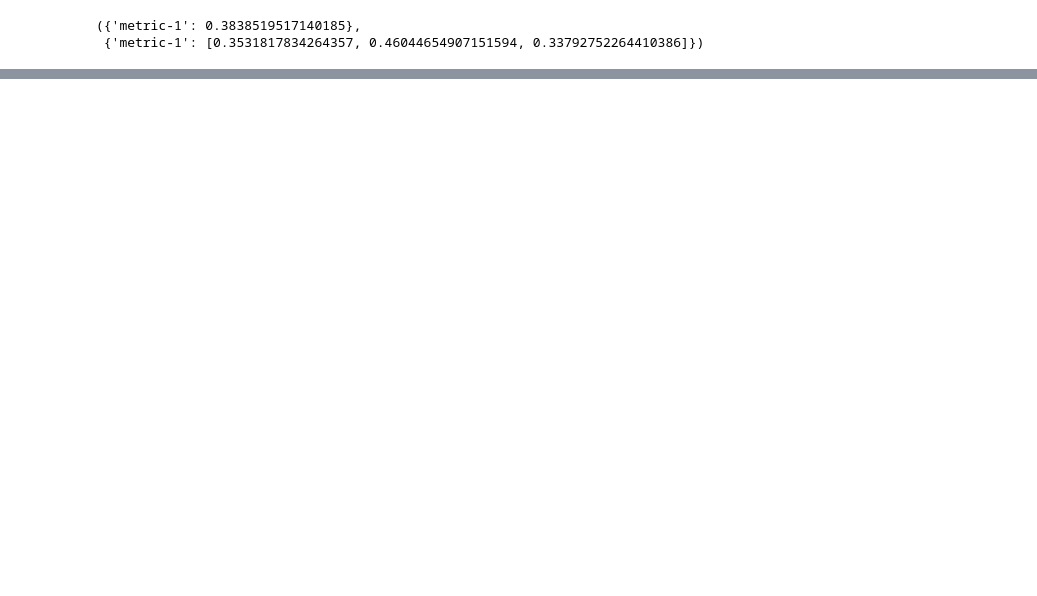
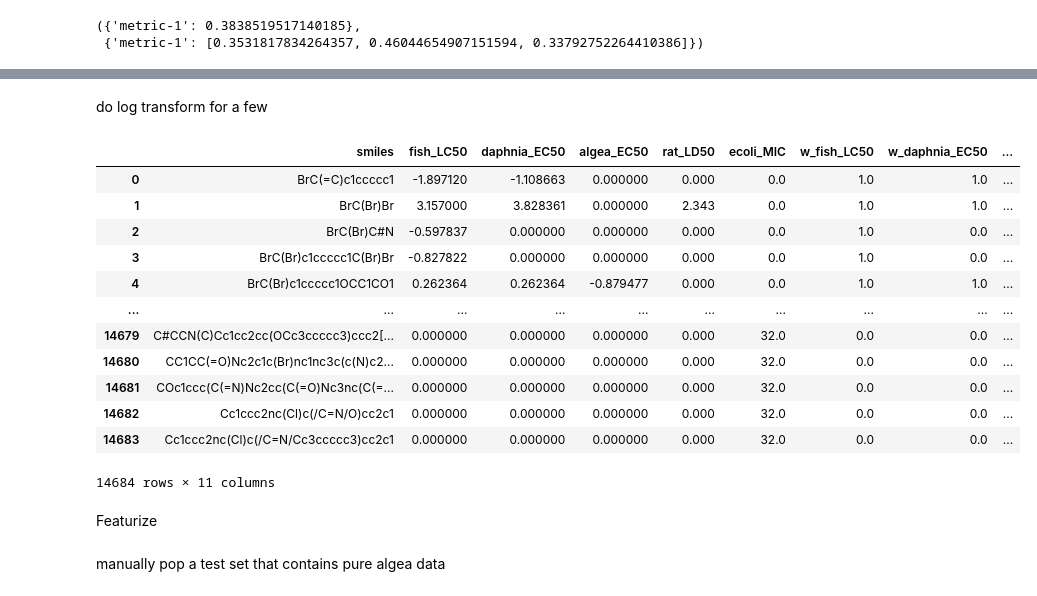
Before and after one commit to Zymergen-DIRECT-2021/cytoxnet, a Jupyter notebook: working/transfer_testing.ipynb, the cells around one changed output, grey strips where cells are left out. Saved outputs shown, nothing was run; the diff lists cells and outputs as text; code cells hidden in the pictures; blank space fills up the shorter version.

```diff
--- a/working/transfer_testing.ipynb
+++ b/working/transfer_testing.ipynb
@@ -249,0 +261,6 @@ multitask_model.visualize('pair_predict', algea_test_multi, untransform=False, t
+# %%
+lunghini_fish = cytoxnet.dataprep.io.load_lunghini(species=['fish'])
+lunghini_daphnia = cytoxnet.dataprep.io.load_lunghini(species=['daphnia'])
+lunghini_algea = cytoxnet.dataprep.io.load_lunghini(species=['algea'])
+zhu_rat = cytoxnet.dataprep.io.load_zhu_rat()
+chembl_ecoli = cytoxnet.dataprep.io.load_chembl_ecoli()
@@ -249,0 +271,38 @@ multitask_model.visualize('pair_predict', algea_test_multi, untransform=False, t
+# %%
+sum_len = 0
+dataframe = pd.DataFrame(columns=['smiles'])
+for new_set in [lunghini_fish,
+                lunghini_daphnia,
+                lunghini_algea,
+                zhu_rat,
+                chembl_ecoli]:
+    dataframe = dataframe.merge(new_set, on='smiles', how='outer')
+    sum_len += len(new_set)
+# %% [markdown]
+do log transform for a few
+# %%
+dataframe[['fish_LC50', 'daphnia_EC50', 'algea_EC50']] = dataframe[['fish_LC50', 'daphnia_EC50', 'algea_EC50']].apply(log_trans)
+# %%
+dataframe = cytoxnet.dataprep.dataprep.handle_sparsity(
+    dataframe,
+    y_col=['fish_LC50', 'daphnia_EC50', 'algea_EC50', 'rat_LD50', 'ecoli_MIC'],
+    w_label='w'
+)
+# %%
+dataframe
+# %% [output]
+|  | smiles | fish_LC50 | daphnia_EC50 | algea_EC50 | rat_LD50 | ecoli_MIC | w_fish_LC50 | w_daphnia_EC50 | ... |
+| 0 | BrC(=C)c1ccccc1 | -1.897120 | -1.108663 | 0.000000 | 0.000 | 0.0 | 1.0 | 1.0 | ... |
+| 1 | BrC(Br)Br | 3.157000 | 3.828361 | 0.000000 | 2.343 | 0.0 | 1.0 | 1.0 | ... |
+| 2 | BrC(Br)C#N | -0.597837 | 0.000000 | 0.000000 | 0.000 | 0.0 | 1.0 | 0.0 | ... |
+| 3 | BrC(Br)c1ccccc1C(Br)Br | -0.827822 | 0.000000 | 0.000000 | 0.000 | 0.0 | 1.0 | 0.0 | ... |
+| 4 | BrC(Br)c1ccccc1OCC1CO1 | 0.262364 | 0.262364 | -0.879477 | 0.000 | 0.0 | 1.0 | 1.0 | ... |
+| ... | ... | ... | ... | ... | ... | ... | ... | ... | ... |
+| 14679 | C#CCN(C)Cc1cc2cc(OCc3ccccc3)ccc2[... | 0.000000 | 0.000000 | 0.000000 | 0.000 | 32.0 | 0.0 | 0.0 | ... |
+| 14680 | CC1CC(=O)Nc2c1c(Br)nc1nc3c(c(N)c2... | 0.000000 | 0.000000 | 0.000000 | 0.000 | 32.0 | 0.0 | 0.0 | ... |
+| 14681 | COc1ccc(C(=N)Nc2cc(C(=O)Nc3nc(C(=... | 0.000000 | 0.000000 | 0.000000 | 0.000 | 32.0 | 0.0 | 0.0 | ... |
+| 14682 | Cc1ccc2nc(Cl)c(/C=N/O)cc2c1 | 0.000000 | 0.000000 | 0.000000 | 0.000 | 32.0 | 0.0 | 0.0 | ... |
+| 14683 | Cc1ccc2nc(Cl)c(/C=N/Cc3ccccc3)cc2c1 | 0.000000 | 0.000000 | 0.000000 | 0.000 | 32.0 | 0.0 | 0.0 | ... |
+14684 rows × 11 columns
+# %% [markdown]
+Featurize
@@ -249,0 +312,2 @@ multitask_model.visualize('pair_predict', algea_test_multi, untransform=False, t
+# %% [markdown]
+manually pop a test set that contains pure algea data
```
Also changed, not shown: parts of 33 cells of this notebook, 2 other files.
